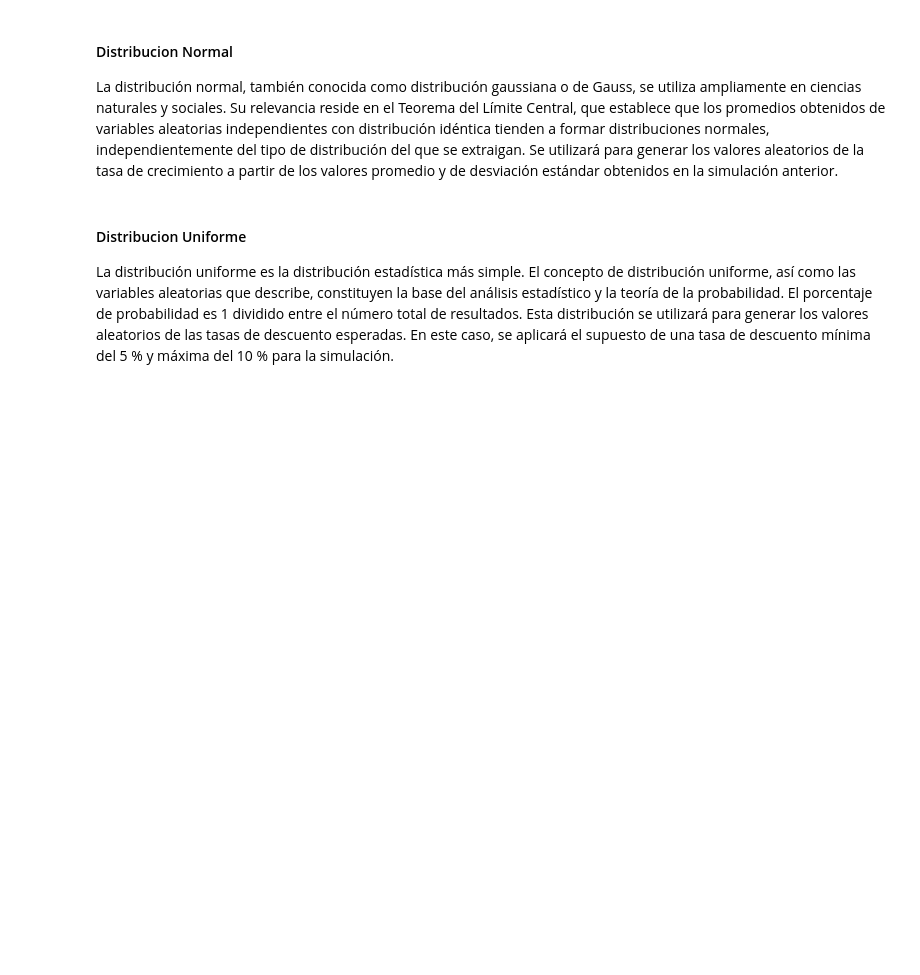
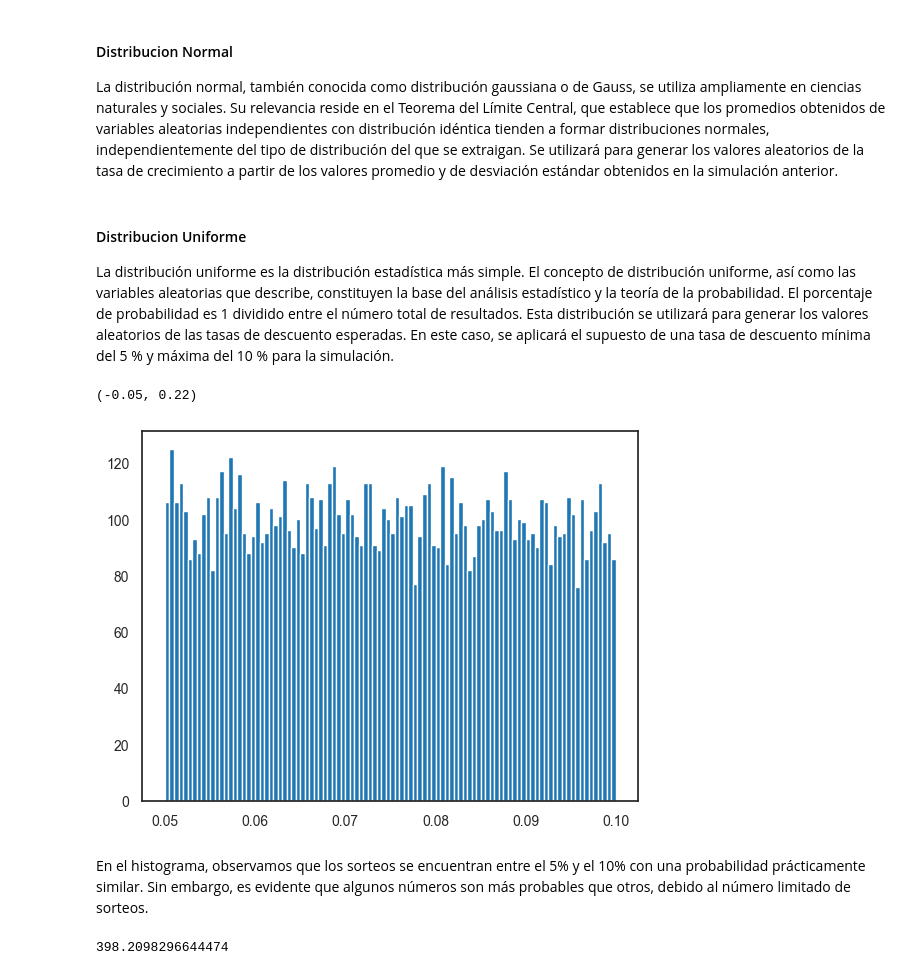
Before and after one commit to Iver011/Simulacion-Monte-Carlo, a Jupyter notebook: MonteCarlo.ipynb, the cells around one changed output. Cells and saved outputs as stored; diff of their text form; code cells hidden in the pictures; blank space fills up the shorter version.

```diff
--- a/MonteCarlo.ipynb
+++ b/MonteCarlo.ipynb
@@ -1295,3 +1297,24 @@ Se utilizará para generar los valores aleatorios de la tasa de crecimiento a pa
 #### Distribucion Uniforme
 La distribución uniforme es la distribución estadística más simple. El concepto de distribución uniforme, así como las variables aleatorias que describe, constituyen la base del análisis estadístico y la teoría de la probabilidad. El porcentaje de probabilidad es 1 dividido entre el número total de resultados.
 Esta distribución se utilizará para generar los valores aleatorios de las tasas de descuento esperadas. En este caso, se aplicará el supuesto de una tasa de descuento mínima del 5 % y máxima del 10 % para la simulación.
+# %%
+# Supuesto de distribución normal de la tasa de crecimiento => utilizando el valor medio y la desviación estándar
+crecimiento_medio=c_stats[2]# la suposición para el valor medio de la tasa de crecimiento basada en la simulación de la tasa de crecimiento anterior
+crecimiento_std=c_stats[3]# la acumulación de la desviación estándar de la tasa de crecimiento basada en la simulación de tasa de crecimiento anterior
+crecimiento_medio,crecimiento_std
+# test:
+# growth_rate = random.normalvariate(growth_mean, growth_std)
+# growth_rate
+# %% [output]
+(-0.05, 0.22)
+# %%
+# Supuesto para la tasa de descuento (la tasa de rendimiento esperada) => utilizando la distribución uniforme
+tasa_descuento_baja=0.05
+tasa_descuento_alta=0.1
+data=np.random.uniform(tasa_descuento_baja,tasa_descuento_alta,10000)
+plt.hist(data,bins=100)
+plt.show()
+# %% [output]
+[figure, added]
+# %% [markdown]
+En el histograma, observamos que los sorteos se encuentran entre el 5% y el 10% con una probabilidad prácticamente similar. Sin embargo, es evidente que algunos números son más probables que otros, debido al número limitado de sorteos.
@@ -1297,0 +1341,4 @@ Esta distribución se utilizará para generar los valores aleatorios de las tasa
+# %%
+dfc_model.range('K40').value
+# %% [output]
+398.2098296644474
```
Also changed, not shown: parts of 36 cells of this notebook, 1 other file.
